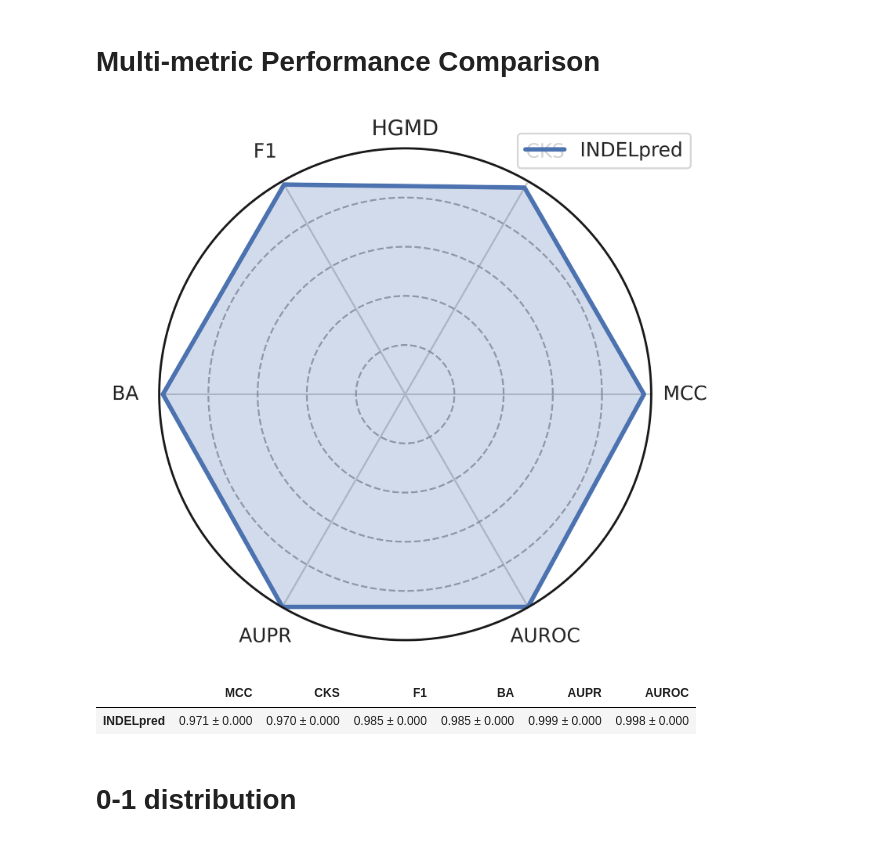
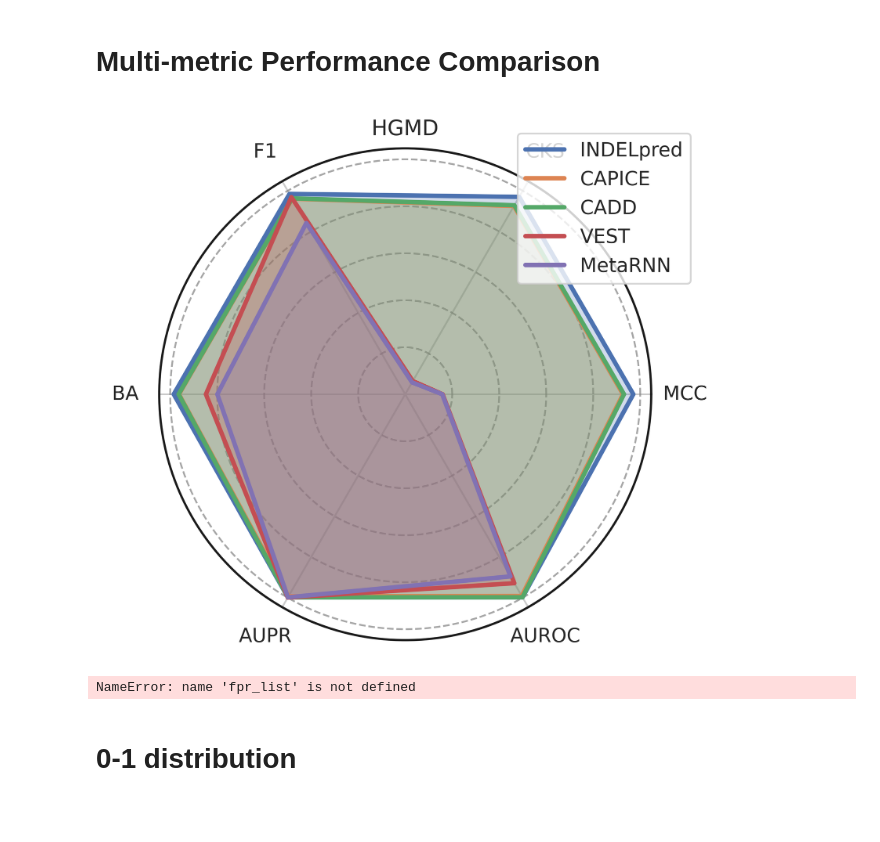
Before and after one commit to yilin-wei98/INDELpred, a Jupyter notebook: scripts/3_model_assessment_20231009.ipynb, the cells around one changed output. Cells and saved outputs as stored; diff of their text form; code cells hidden in the pictures; blank space fills up the shorter version.

```diff
--- a/scripts/3_model_assessment_20231009.ipynb
+++ b/scripts/3_model_assessment_20231009.ipynb
@@ -49,24 +41,0 @@ HGMD = pd.read_csv("../final_intermediate_file/HGMD_max_info_2023-10-09.csv",dty
-# %%
-series_names = ['ClinVar train', 'ClinVar test', 'VKGL', 'HGMD']
-series_list = [train_y, ClinVar['tag'], VKGL['tag'], HGMD['tag']]
-
-zeros = []
-ones = []
-
-for series in series_list:
-    counts = series.value_counts()
-    zeros.append(counts.get(0, 0))
-    ones.append(counts.get(1, 0))
-
-df = pd.DataFrame({'Benign': zeros, 'Pathogenic': ones}, index=series_names)
-
-colors = sns.color_palette()[:2]
-ax = df.plot(kind='bar', stacked=True, figsize=(3, 3), color=colors)
-ax.set_ylabel('Count', fontsize=8)
-ax.yaxis.set_major_formatter(ticker.FuncFormatter(lambda x, pos: '{:,.0f}'.format(x)))
-plt.xticks(rotation=45, fontsize=8)
-ax.legend()
-
-plt.tight_layout()
-plt.savefig(f"../final_fig/pathogenic_loci_counts_{loca}.pdf", format="pdf", dpi=1000, bbox_inches='tight')
-plt.show()
@@ -202,19 +167,18 @@ CAPICE = load_data(f"../final_intermediate_file/CAPICE_{dataset}_score_2023-10-1
 INDELpred = load_data(f"INDELpred_{dataset}_score_2024-01-12.pkl")
 # %%
 # cut_off = Find_Optimal_Cutoff(y_test1, y_test_pred_prob)
-methods = [(INDELpred.loc[:, 'tag'], INDELpred.loc[:, 'INDELpred score'], 0.5, 'INDELpred'),]
+methods = [(INDELpred.loc[:, 'tag'], INDELpred.loc[:, 'INDELpred score'], 0.5, 'INDELpred'),
             (CAPICE.loc[:, 'tag'], CAPICE.loc[:, 'score'], 0.5, 'CAPICE'),
             (CADD.loc[:, 'tag'], CADD.loc[:, 'PHRED'], 20, 'CADD'),
             (VEST.loc[:, 'tag'], VEST.loc[:, 'VEST score'], 0.5, 'VEST'),
             (MetaRNN.loc[:, 'tag'], MetaRNN.loc[:, 'MetaRNN-indel_score'], 0.5, 'MetaRNN')]
 
 metrics = score_all(methods, dataset)
 metrics.to_csv(f"../table/metrics_{dataset}_{loca}.csv", index=None)
 metrics
 # %% [output]
-[figure, old version]
+[figure, new version]
-|  | MCC | CKS | F1 | BA | AUPR | AUROC |
-| INDELpred | 0.971 ± 0.000 | 0.970 ± 0.000 | 0.985 ± 0.000 | 0.985 ± 0.000 | 0.999 ± 0.000 | 0.998 ± 0.000 |
+NameError: name 'fpr_list' is not defined
 # %% [markdown]
 # 0-1 distribution
 # %%
```
Also changed, not shown: parts of 7 cells of this notebook.
